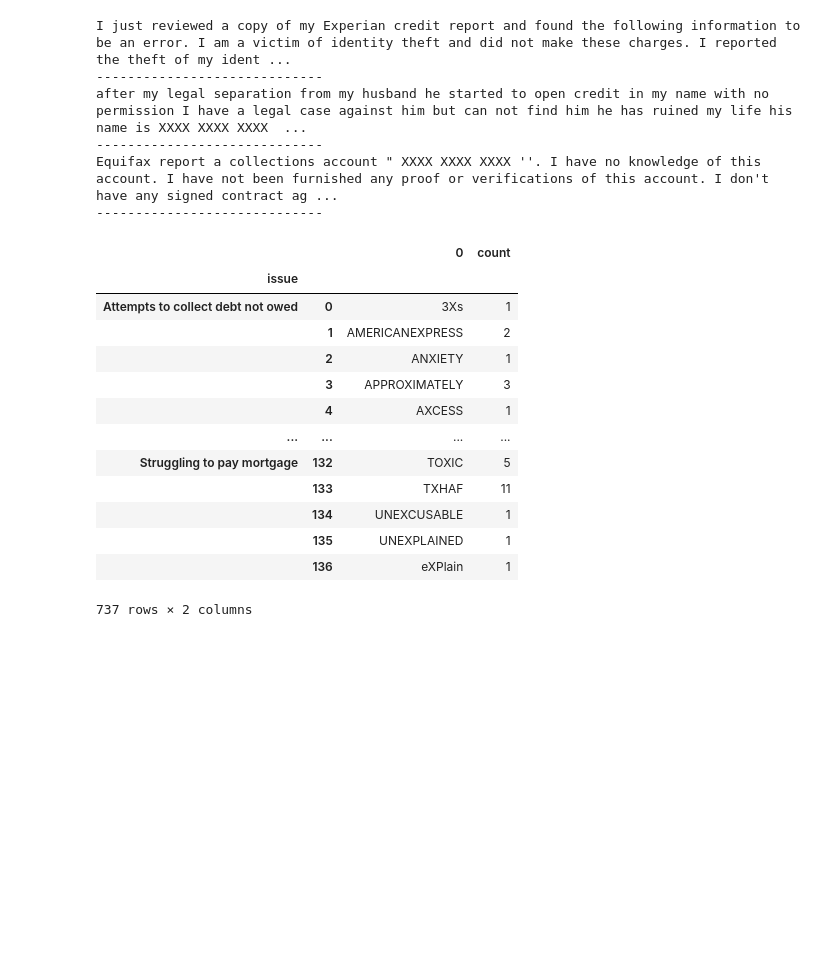
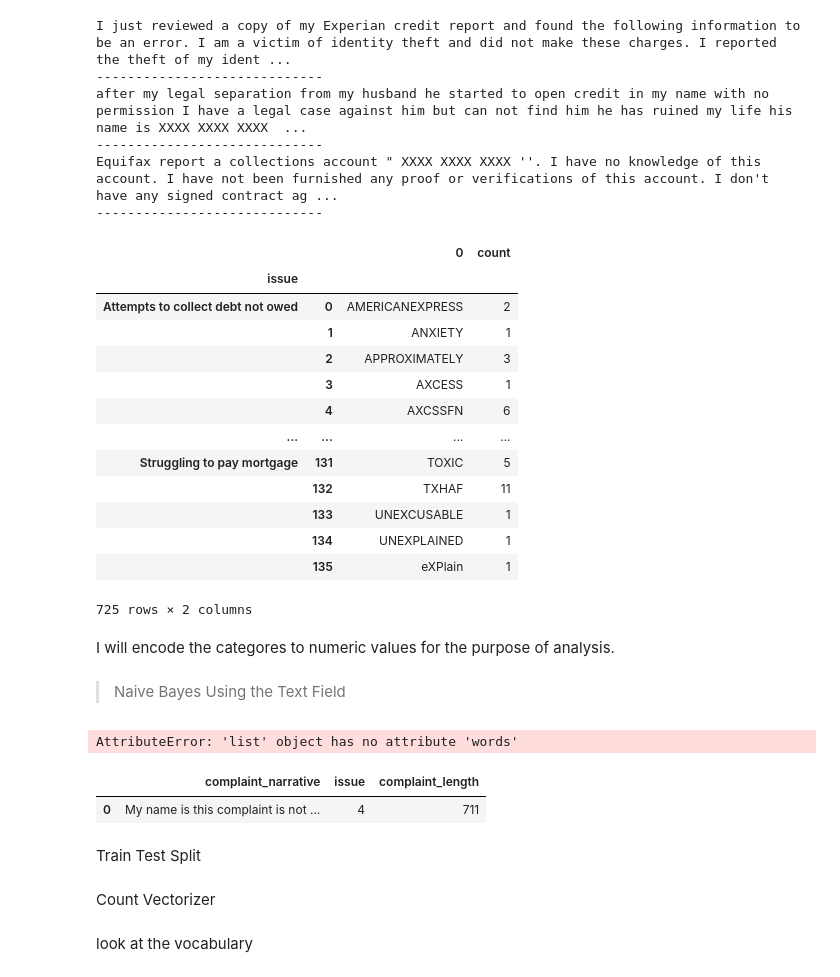
Before and after one commit to nss-data-science-cohort-6/cfpb_text_classification-gambinos, a Jupyter notebook: notebooks/claytorish_eda.ipynb, the cells around one changed output. Saved outputs shown, nothing was run; the diff lists cells and outputs as text; code cells hidden in the pictures; blank space fills up the shorter version.

Commit message:
stripped numbers and added stopwords.

```diff
--- a/notebooks/claytorish_eda.ipynb
+++ b/notebooks/claytorish_eda.ipynb
@@ -56,21 +72,26 @@ Equifax report a collections account " XXXX XXXX XXXX ''. I have no knowledge of
 # %%
 # replacing strings in narrative to remove consecutive x's
 complaints['complaint_narrative'] = complaints['complaint_narrative'].str.replace(r'[xX][xX]+','', regex=True)
 
+# stripping all numeric values from complaints
+complaints['complaint_narrative'] = complaints['complaint_narrative'].str.replace('\d+', '', regex=True)
+
 #Looking at cleaned output that has occurence of only one "x"
 complaints.groupby('issue')['complaint_narrative'].apply(lambda x: x.str.extractall(r'(\w+X+\w+)').groupby(0).size().reset_index(name='count'))
 # %% [output]
 |  |  | 0 | count |
 | issue |  |  |  |
-| Attempts to collect debt not owed | 0 | 3Xs | 1 |
-|  | 1 | AMERICANEXPRESS | 2 |
-|  | 2 | ANXIETY | 1 |
-|  | 3 | APPROXIMATELY | 3 |
-|  | 4 | AXCESS | 1 |
+| Attempts to collect debt not owed | 0 | AMERICANEXPRESS | 2 |
+|  | 1 | ANXIETY | 1 |
+|  | 2 | APPROXIMATELY | 3 |
+|  | 3 | AXCESS | 1 |
+|  | 4 | AXCSSFN | 6 |
 | ... | ... | ... | ... |
-| Struggling to pay mortgage | 132 | TOXIC | 5 |
-|  | 133 | TXHAF | 11 |
-|  | 134 | UNEXCUSABLE | 1 |
-|  | 135 | UNEXPLAINED | 1 |
-|  | 136 | eXPlain | 1 |
+| Struggling to pay mortgage | 131 | TOXIC | 5 |
+|  | 132 | TXHAF | 11 |
+|  | 133 | UNEXCUSABLE | 1 |
+|  | 134 | UNEXPLAINED | 1 |
+|  | 135 | eXPlain | 1 |
-737 rows × 2 columns
+725 rows × 2 columns
+# %% [markdown]
+I will encode the categores to numeric values for the purpose of analysis.
@@ -76,0 +107,17 @@ complaints.groupby('issue')['complaint_narrative'].apply(lambda x: x.str.extract
+# %% [markdown]
+> Naive Bayes Using the Text Field
+# %%
+# define stopwords
+stop_words = stopwords.words('english') + list(string.punctuation)
+
+# apply stopword removal to the 'complaint_narrative' column
+complaints['complaint_narrative'] = complaints['complaint_narrative'].apply(lambda x: ' '.join([word for word in x.split() if word.lower() not in stopwords]))
+# %% [output]
+AttributeError: 'list' object has no attribute 'words'
+# %%
+complaints.head(n=1)
+# %% [output]
+|  | complaint_narrative | issue | complaint_length |
+| 0 | My name is this complaint is not ... | 4 | 711 |
+# %% [markdown]
+Train Test Split
@@ -76,0 +129,2 @@ complaints.groupby('issue')['complaint_narrative'].apply(lambda x: x.str.extract
+# %% [markdown]
+Count Vectorizer
@@ -76,0 +138,2 @@ complaints.groupby('issue')['complaint_narrative'].apply(lambda x: x.str.extract
+# %% [markdown]
+look at the vocabulary
```
Also changed, not shown: parts of 9 cells of this notebook.
